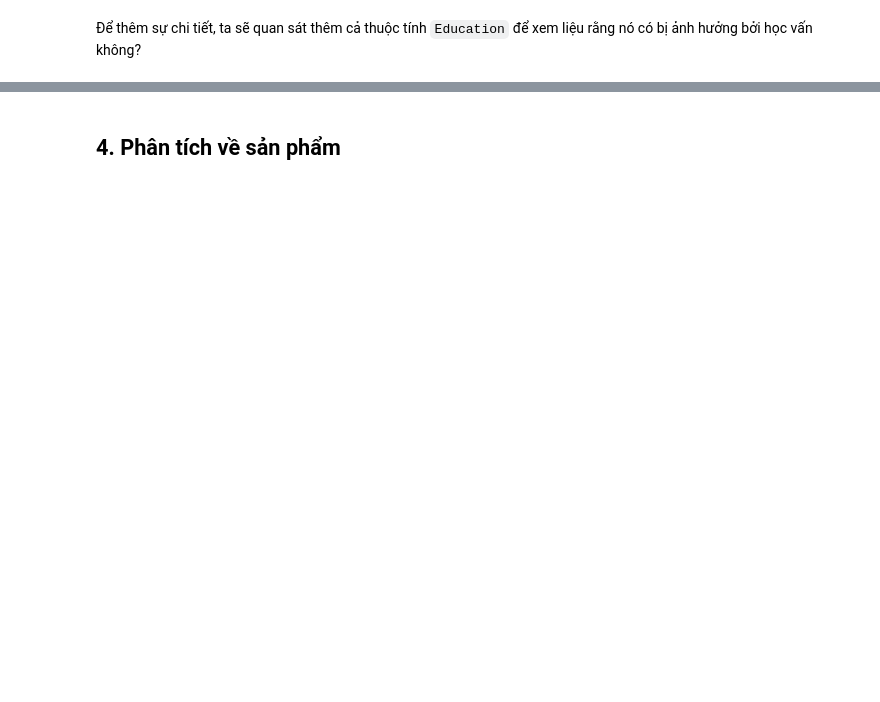
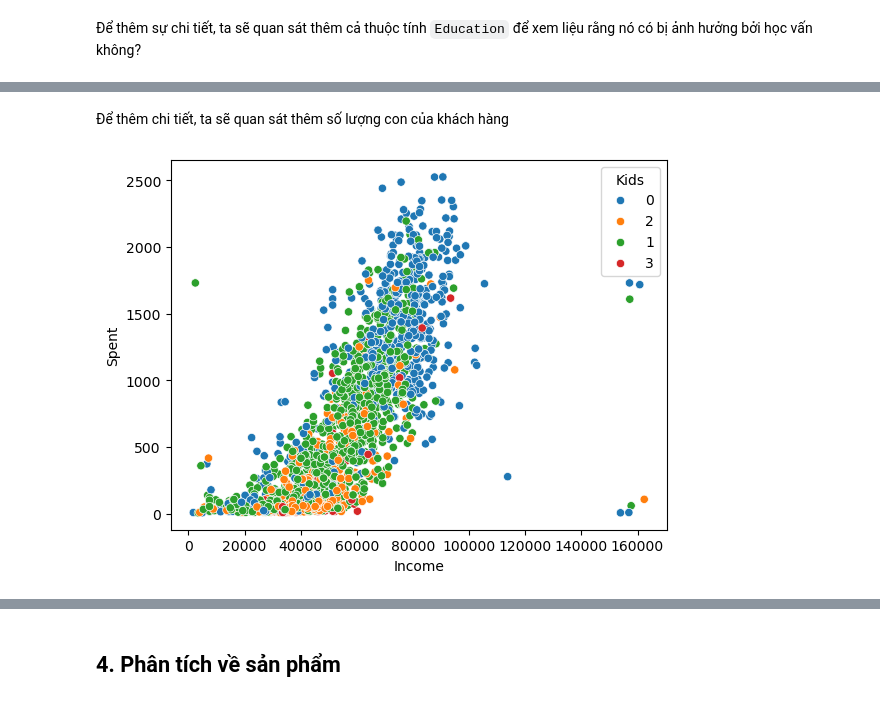
Before and after one commit to HuyAnhTon/Programming_DS, a Jupyter notebook: 1-eda.ipynb, the cells around one changed output, grey strips where cells are left out. Cells and saved outputs as stored; diff of their text form; code cells hidden in the pictures; blank space fills up the shorter version.

```diff
--- a/1-eda.ipynb
+++ b/1-eda.ipynb
@@ -293,3 +296,10 @@ sns.scatterplot(df, x='Income', y='Total Purchases', hue='Education Status');
 - Có vẻ như nhóm chưa tốt nghiệp có thu nhập ở mức thấp và có lượng giao dịch là ít nhất
 
 - Nhóm đã tốt nghiệp chiếm đa số
+# %% [markdown]
+Để thêm chi tiết, ta sẽ quan sát thêm số lượng con của khách hàng
+# %%
+df['Kids'] = df['Kids'].astype("str")
+sns.scatterplot(df, x='Income', y='Spent', hue='Kids');
+# %% [output]
+[figure, added]
```
Also changed, not shown: parts of 17 cells of this notebook, 2 other files.
